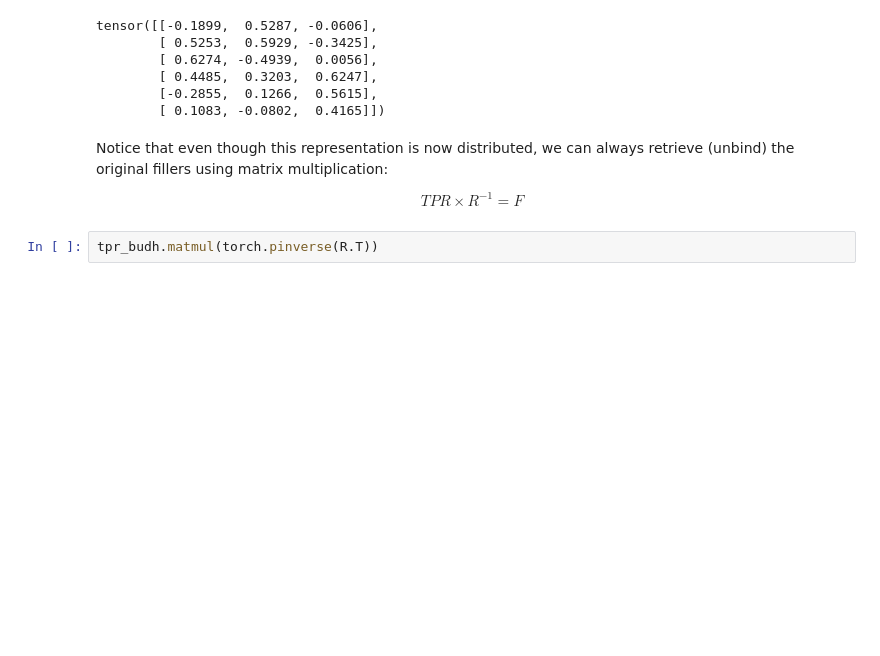
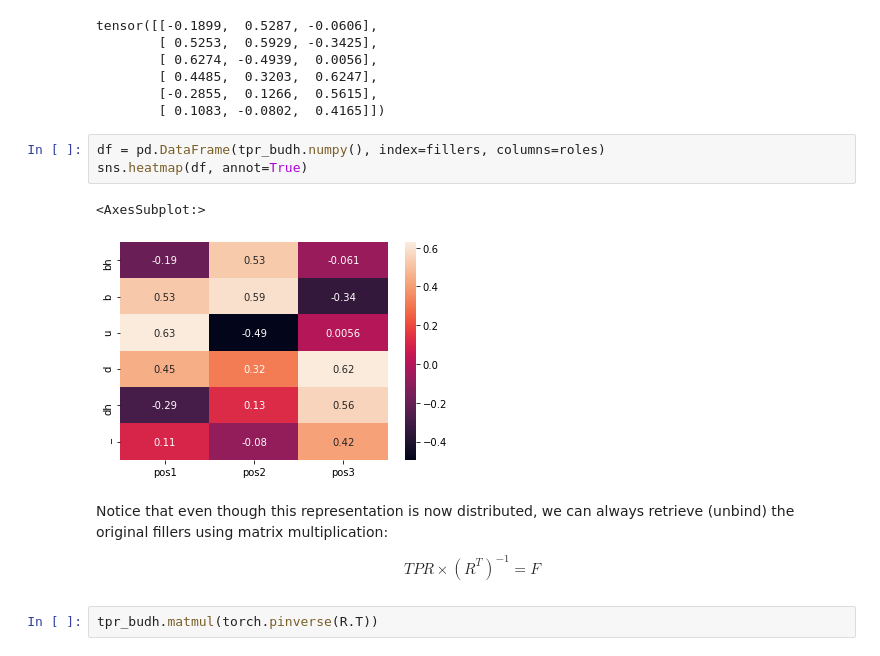
Before and after one commit to amasotti/grascom, a Jupyter notebook: TPR_example.ipynb, the cells around one changed output. Cells and saved outputs as stored; diff of their text form; blank space fills up the shorter version.

```diff
--- a/TPR_example.ipynb
+++ b/TPR_example.ipynb
@@ -87,10 +106,16 @@ tensor([[-0.1899,  0.5287, -0.0606],
         [ 0.4485,  0.3203,  0.6247],
         [-0.2855,  0.1266,  0.5615],
         [ 0.1083, -0.0802,  0.4165]])
+# %%
+df = pd.DataFrame(tpr_budh.numpy(), index=fillers, columns=roles)
+sns.heatmap(df, annot=True)
+# %% [output]
+<AxesSubplot:>
+[figure, added]
 # %% [markdown]
 Notice that even though this representation is now distributed, we can always retrieve (unbind) the original fillers using matrix multiplication:
 
-$$TPR \times R^{-1} = F$$
+$$TPR \times (R^T)^{-1} = F$$
 # %%
 tpr_budh.matmul(torch.pinverse(R.T))
 # %% [output]
```
Also changed, not shown: parts of 16 cells of this notebook, 26 other files.
